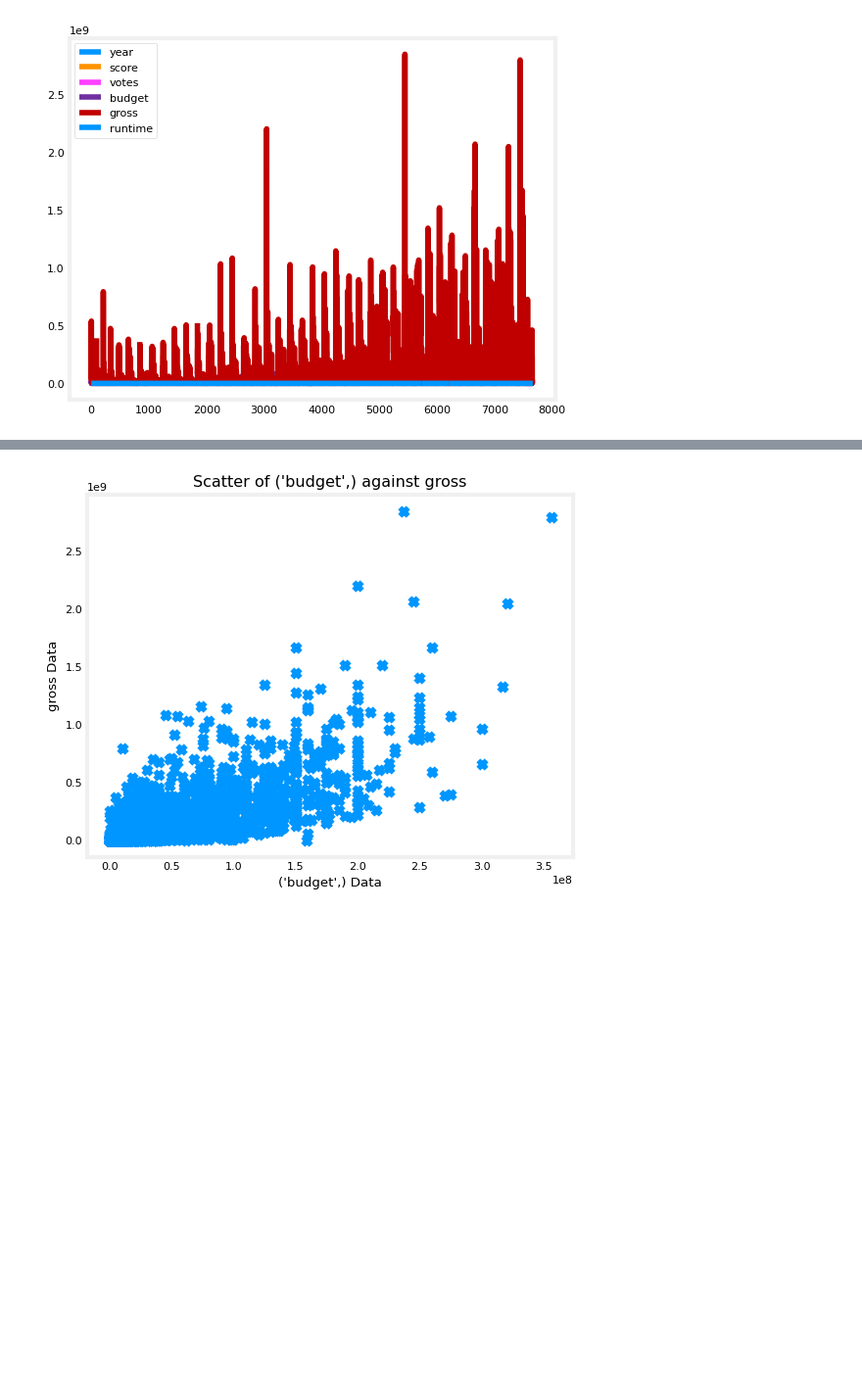
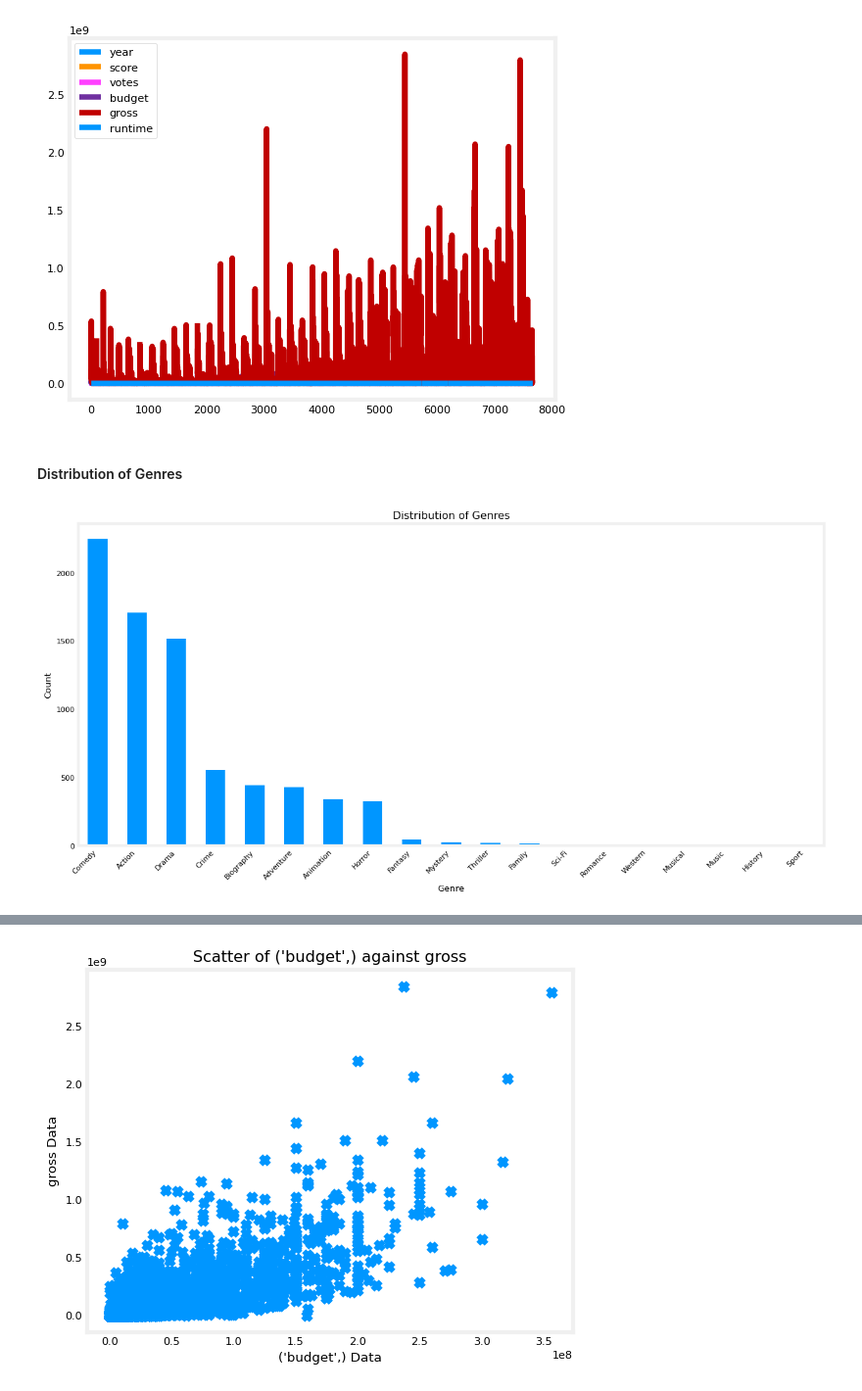
Before and after one commit to TempeHS/2025SE-Jaiden.W-Task2, a Jupyter notebook: Data_Wrangling/data_preview.ipynb, the cells around one changed output, grey strips where cells are left out. Shown at 98% size. Saved outputs shown, nothing was run; the diff lists cells and outputs as text; code cells hidden in the pictures; blank space fills up the shorter version.

```diff
--- a/Data_Wrangling/data_preview.ipynb
+++ b/Data_Wrangling/data_preview.ipynb
@@ -87,3 +87,20 @@ data_frame.plot()
 # %% [output]
 <Axes: >
 [figure]
+# %% [markdown]
+#### Distribution of Genres
+# %%
+# Count occurrences of each genre
+genre_counts = data_frame['genre'].value_counts()
+
+# Plot a bar chart instead of a histogram
+plt.figure(figsize=(12, 6))  # Increase figure size for readability
+genre_counts.plot(kind='bar')
+plt.title("Distribution of Genres")
+plt.ylabel('Count')
+plt.xlabel('Genre')
+plt.xticks(rotation=45, ha='right')  # Rotate x labels for better visibility
+plt.tight_layout()  # Adjust layout to prevent clipping
+plt.show()
+# %% [output]
+[figure, added]
```
Also changed, not shown: parts of 12 cells of this notebook, 12 other files.
